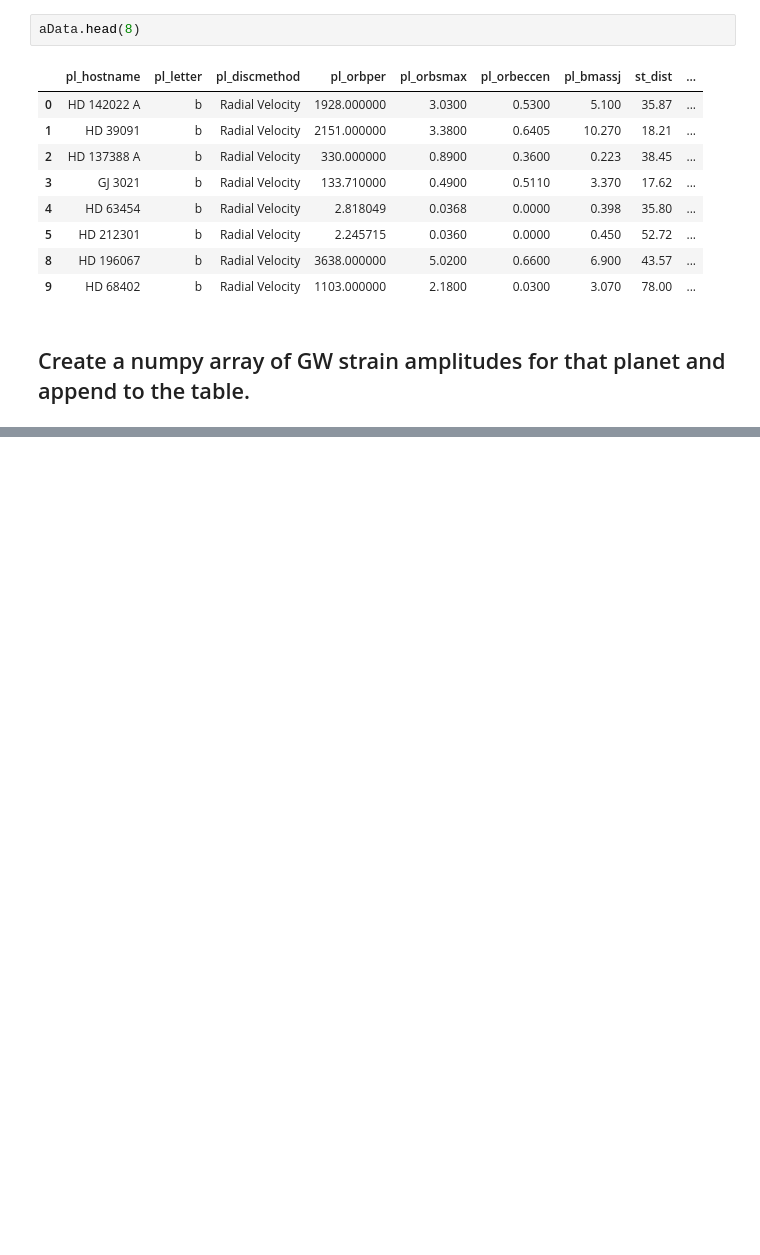
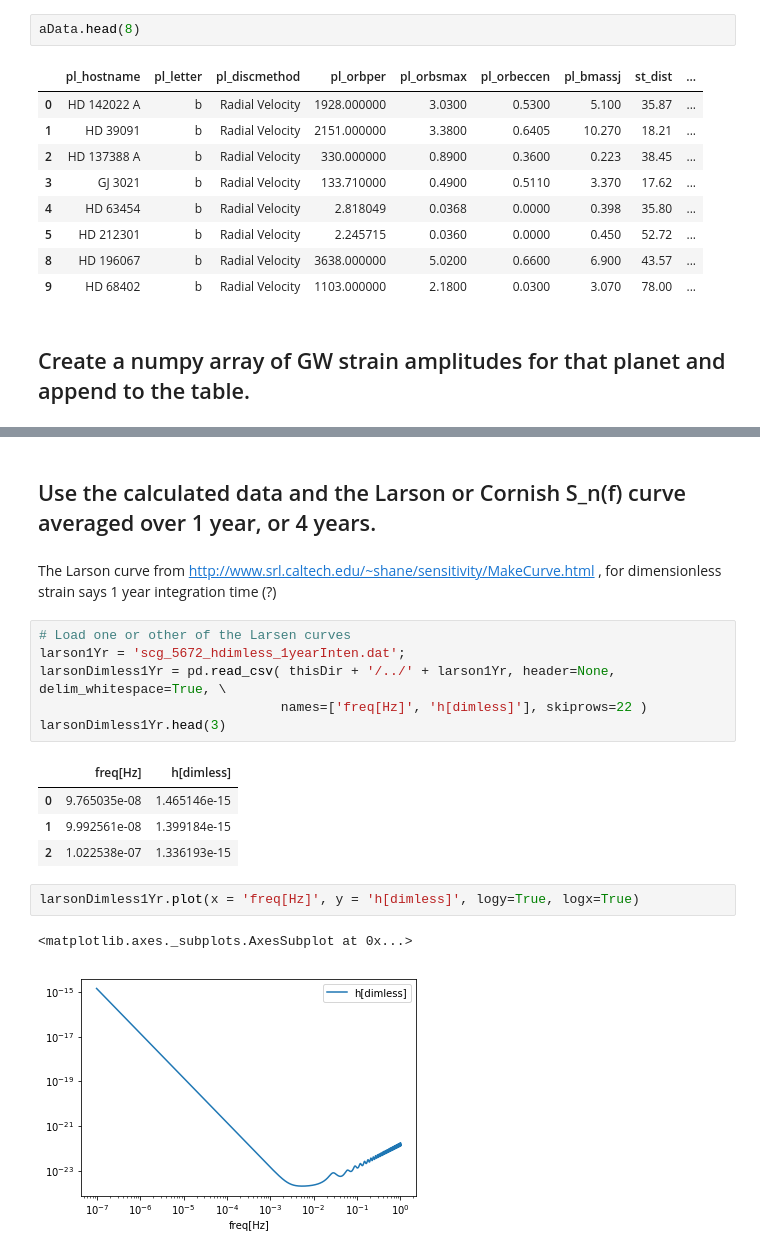
Before and after one commit to gabella/exoplanetsMath, a Jupyter notebook: python/GWStrainPlotsSNR.ipynb, the cells around one changed output, grey strips where cells are left out. Cells and saved outputs as stored; diff of their text form; blank space fills up the shorter version.

Commit message:
GWStrainPlotsSNR calcs the h-dimless for each mode and attaches it to new col in dataframe, read in the Larson 1 year h-dimless.

```diff
--- a/python/GWStrainPlotsSNR.ipynb
+++ b/python/GWStrainPlotsSNR.ipynb
@@ -193,0 +219,20 @@ np.power(4, 1/2. )
+# %% [markdown]
+## Use the calculated data and the Larson or Cornish S_n(f) curve averaged over 1 year, or 4 years.
+# %% [markdown]
+The Larson curve from http://www.srl.caltech.edu/~shane/sensitivity/MakeCurve.html , for dimensionless strain says 1 year integration time (?)
+# %%
+# Load one or other of the Larsen curves
+larson1Yr = 'scg_5672_hdimless_1yearInten.dat';
+larsonDimless1Yr = pd.read_csv( thisDir + '/../' + larson1Yr, header=None, delim_whitespace=True, \
+                               names=['freq[Hz]', 'h[dimless]'], skiprows=22 )
+larsonDimless1Yr.head(3)
+# %% [output]
+|  | freq[Hz] | h[dimless] |
+| 0 | 9.765035e-08 | 1.465146e-15 |
+| 1 | 9.992561e-08 | 1.399184e-15 |
+| 2 | 1.022538e-07 | 1.336193e-15 |
+# %%
+larsonDimless1Yr.plot(x = 'freq[Hz]', y = 'h[dimless]', logy=True, logx=True)
+# %% [output]
+<matplotlib.axes._subplots.AxesSubplot at 0x...>
+[figure, added]
```
Also changed, not shown: parts of 7 cells of this notebook.
